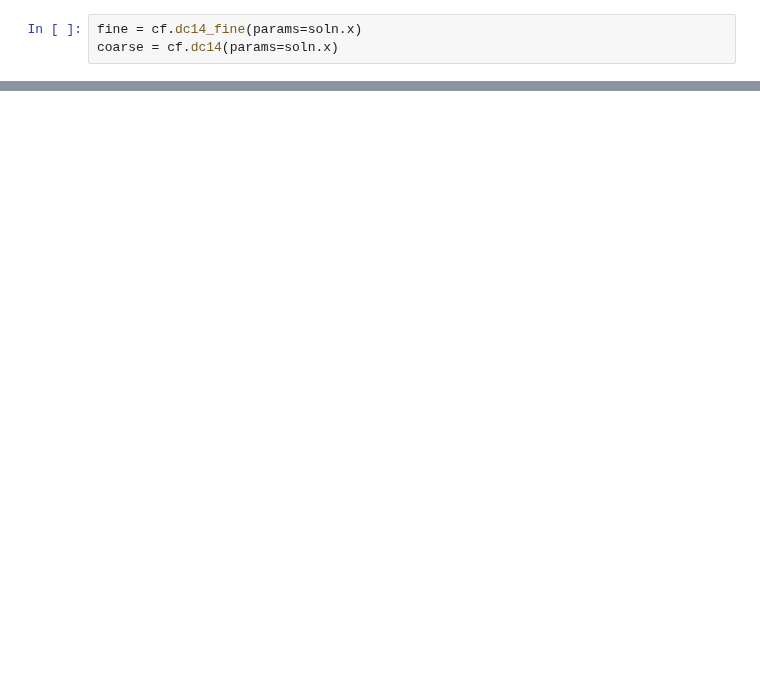
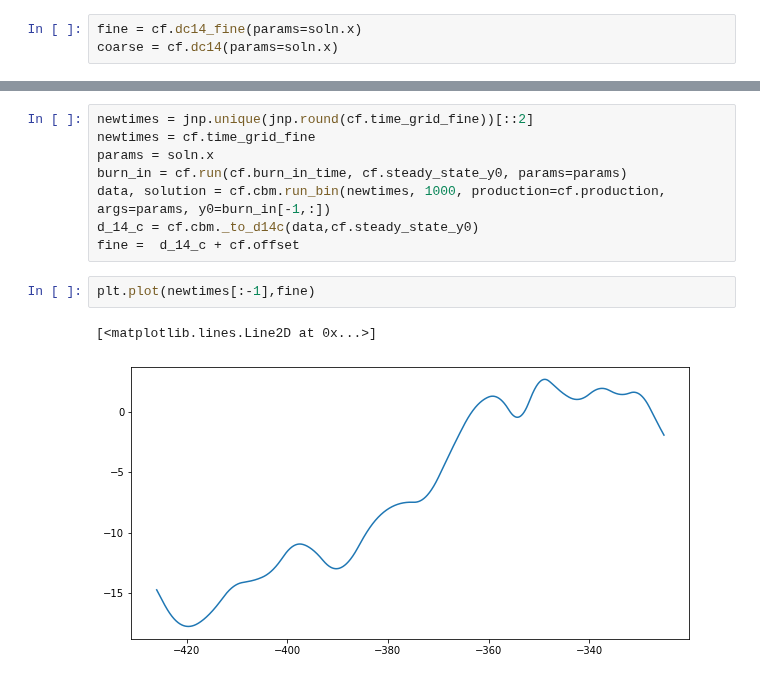
Before and after one commit to SharmaLlama/ticktack, a Jupyter notebook: notebooks/400BCE_cp_lbfgs_optimization.ipynb, the cells around one changed output, grey strips where cells are left out. Saved outputs shown, nothing was run; the diff lists cells and outputs as text; blank space fills up the shorter version.

```diff
--- a/notebooks/400BCE_cp_lbfgs_optimization.ipynb
+++ b/notebooks/400BCE_cp_lbfgs_optimization.ipynb
@@ -68,0 +83,13 @@ coarse = cf.dc14(params=soln.x)
+# %%
+newtimes = jnp.unique(jnp.round(cf.time_grid_fine))[::2]
+newtimes = cf.time_grid_fine
+params = soln.x
+burn_in = cf.run(cf.burn_in_time, cf.steady_state_y0, params=params)
+data, solution = cf.cbm.run_bin(newtimes, 1000, production=cf.production, args=params, y0=burn_in[-1,:])
+d_14_c = cf.cbm._to_d14c(data,cf.steady_state_y0)
+fine =  d_14_c + cf.offset
+# %%
+plt.plot(newtimes[:-1],fine)
+# %% [output]
+[<matplotlib.lines.Line2D at 0x...>]
+[figure, added]
```
Also changed, not shown: parts of 9 cells of this notebook, 5 other files.
